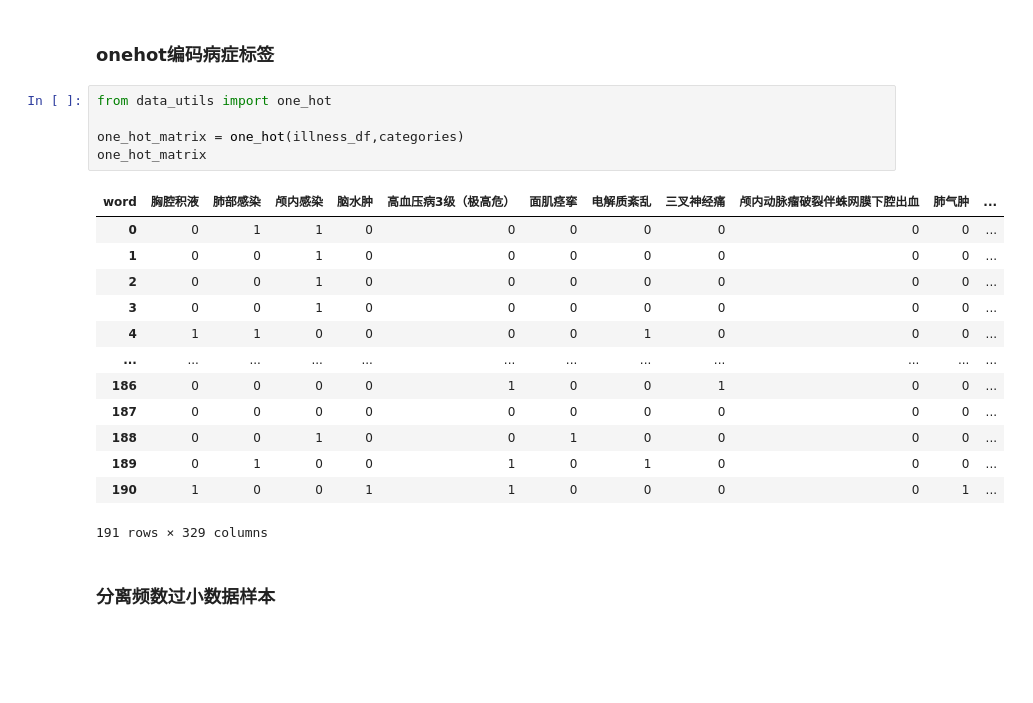
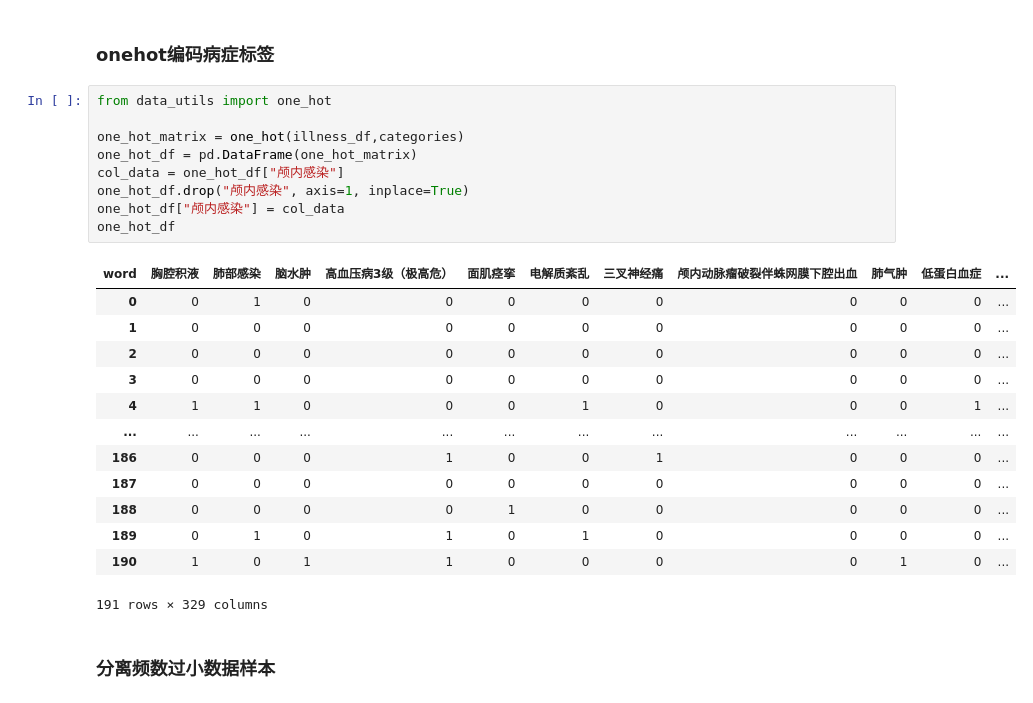
Before and after one commit to SigurYang/Mathematical-modeling, a Jupyter notebook: illness_analysis.ipynb, the cells around one changed output. Cells and saved outputs as stored; diff of their text form; blank space fills up the shorter version.

```diff
--- a/illness_analysis.ipynb
+++ b/illness_analysis.ipynb
@@ -96,21 +96,25 @@ plt.show()
 # %%
 from data_utils import one_hot
 
 one_hot_matrix = one_hot(illness_df,categories)
-one_hot_matrix
+one_hot_df = pd.DataFrame(one_hot_matrix)
+col_data = one_hot_df["颅内感染"]
+one_hot_df.drop("颅内感染", axis=1, inplace=True)
+one_hot_df["颅内感染"] = col_data
+one_hot_df
 # %% [output]
-| word | 胸腔积液 | 肺部感染 | 颅内感染 | 脑水肿 | 高血压病3级（极高危） | 面肌痉挛 | 电解质紊乱 | 三叉神经痛 | 颅内动脉瘤破裂伴蛛网膜下腔出血 | 肺气肿 | ... |
-| 0 | 0 | 1 | 1 | 0 | 0 | 0 | 0 | 0 | 0 | 0 | ... |
-| 1 | 0 | 0 | 1 | 0 | 0 | 0 | 0 | 0 | 0 | 0 | ... |
-| 2 | 0 | 0 | 1 | 0 | 0 | 0 | 0 | 0 | 0 | 0 | ... |
-| 3 | 0 | 0 | 1 | 0 | 0 | 0 | 0 | 0 | 0 | 0 | ... |
-| 4 | 1 | 1 | 0 | 0 | 0 | 0 | 1 | 0 | 0 | 0 | ... |
+| word | 胸腔积液 | 肺部感染 | 脑水肿 | 高血压病3级（极高危） | 面肌痉挛 | 电解质紊乱 | 三叉神经痛 | 颅内动脉瘤破裂伴蛛网膜下腔出血 | 肺气肿 | 低蛋白血症 | ... |
+| 0 | 0 | 1 | 0 | 0 | 0 | 0 | 0 | 0 | 0 | 0 | ... |
+| 1 | 0 | 0 | 0 | 0 | 0 | 0 | 0 | 0 | 0 | 0 | ... |
+| 2 | 0 | 0 | 0 | 0 | 0 | 0 | 0 | 0 | 0 | 0 | ... |
+| 3 | 0 | 0 | 0 | 0 | 0 | 0 | 0 | 0 | 0 | 0 | ... |
+| 4 | 1 | 1 | 0 | 0 | 0 | 1 | 0 | 0 | 0 | 1 | ... |
 | ... | ... | ... | ... | ... | ... | ... | ... | ... | ... | ... | ... |
-| 186 | 0 | 0 | 0 | 0 | 1 | 0 | 0 | 1 | 0 | 0 | ... |
+| 186 | 0 | 0 | 0 | 1 | 0 | 0 | 1 | 0 | 0 | 0 | ... |
 | 187 | 0 | 0 | 0 | 0 | 0 | 0 | 0 | 0 | 0 | 0 | ... |
-| 188 | 0 | 0 | 1 | 0 | 0 | 1 | 0 | 0 | 0 | 0 | ... |
-| 189 | 0 | 1 | 0 | 0 | 1 | 0 | 1 | 0 | 0 | 0 | ... |
-| 190 | 1 | 0 | 0 | 1 | 1 | 0 | 0 | 0 | 0 | 1 | ... |
+| 188 | 0 | 0 | 0 | 0 | 1 | 0 | 0 | 0 | 0 | 0 | ... |
+| 189 | 0 | 1 | 0 | 1 | 0 | 1 | 0 | 0 | 0 | 0 | ... |
+| 190 | 1 | 0 | 1 | 1 | 0 | 0 | 0 | 0 | 1 | 0 | ... |
 191 rows × 329 columns
 # %% [markdown]
 ### 分离频数过小数据样本
```
Also changed, not shown: parts of 4 cells of this notebook.
